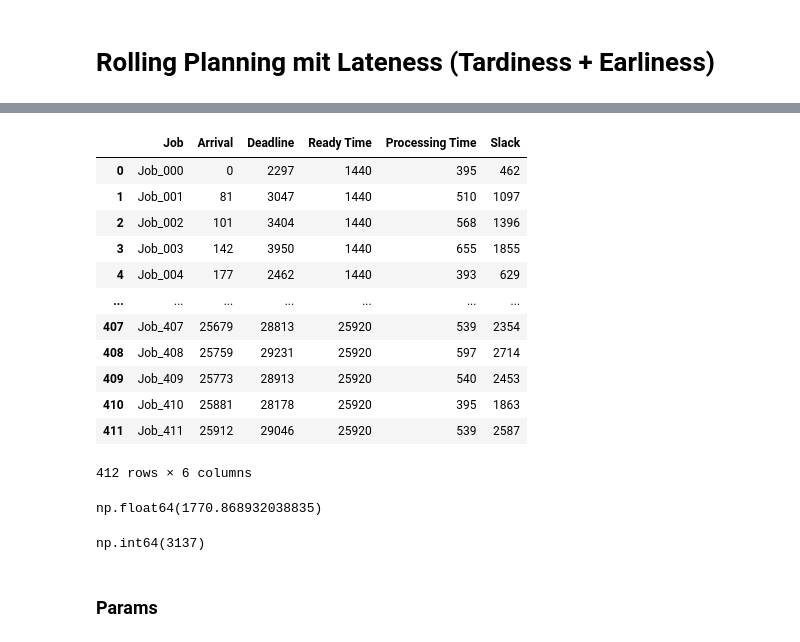
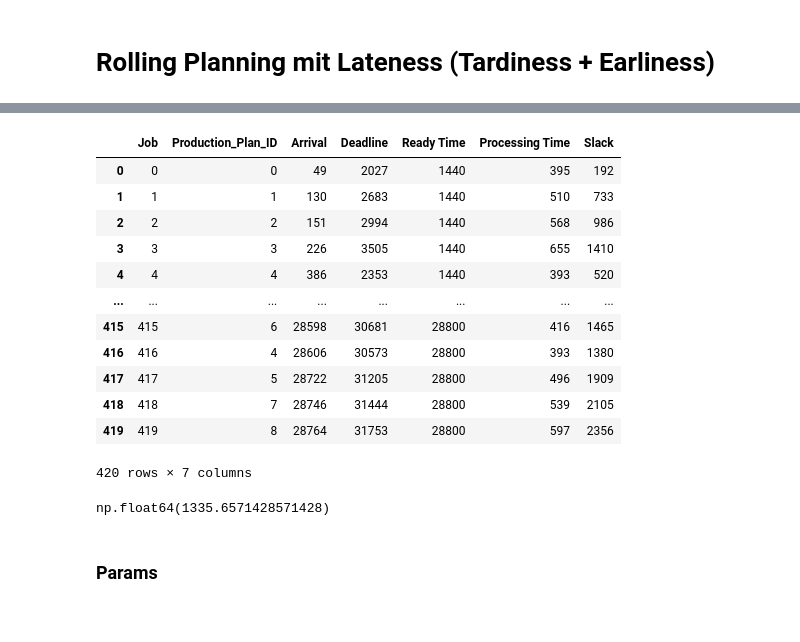
Before and after one commit to konrad-adamski/HTWD_Minimalinvasives_Job-Shop_Scheduling, a Jupyter notebook: notebooks/23_CP_Scheduling_Lateness with ReadyTime/02_Rolling Reschedulig_init.ipynb, the cells around one changed output, grey strips where cells are left out. Cells and saved outputs as stored; diff of their text form; code cells hidden in the pictures.

```diff
--- a/notebooks/23_CP_Scheduling_Lateness with ReadyTime/02_Rolling Reschedulig_init.ipynb
+++ b/notebooks/23_CP_Scheduling_Lateness with ReadyTime/02_Rolling Reschedulig_init.ipynb
@@ -32,7 +40,15 @@ days_numb = 18
 # %%
 basic_data_path = get_path("data", "basic")
 
-df_instance = pd.read_csv(basic_data_path / "00_instance.csv")
-df_ops, df_jobs = gen_jobs.create_jobs_for_days(df_instance, day_count = days_numb, u_b_mmax= 0.94, shuffle = True)
-df_jobs
+df_instance = pd.read_csv(basic_data_path / "instance.csv")
+df_jssp, df_job_arrivals = init.create_production_orders_for_shifts(df_template=df_instance, shift_count=day_count,
+                                                                 u_b_mmax= 0.94, shift_length=1440, shuffle=True,
+                                                                 job_seed=40, arrival_seed=80)
+
+df_job_times = gen_deadline.get_times_df(df_jssp, df_job_arrivals, fcfs.schedule_with_arrivals, target_service=1.0)
+
+df_job_times['Job'] = df_job_times['Job'].astype(str)
+df_jssp['Job'] = df_jssp['Job'].astype(str)
+
+df_job_times
 # %% [output]
@@ -52,9 +70,6 @@ df_jobs
 # %%
-# a) Initialisierung der Deadlines
-df_jobs = gen_deadline.get_times_df(df_ops, df_jobs, heuristics.schedule_fcfs_with_arrivals, target_service=1.0)
-
 # Rundung für CP
-df_jobs["Arrival"] = np.floor(df_jobs["Arrival"]).astype(int)
-df_jobs["Deadline"] = np.ceil(df_jobs["Deadline"]).astype(int)
-df_jobs.head()
+df_job_times["Arrival"] = np.floor(df_job_times["Arrival"]).astype(int)
+df_job_times["Deadline"] = np.ceil(df_job_times["Deadline"]).astype(int)
+df_job_times
 # %% [output]
@@ -67,45 +89,40 @@ df_jobs.head()
 # %%
 # b) Bestimmung der "Ready Time"
-df_jobs['Ready Time'] = ((df_jobs['Arrival'] // 1440) + 1) * 1440
+df_job_times['Ready Time'] = ((df_job_times['Arrival'] // 1440) + 1) * 1440
 
 # c) Processing Time
-processing_time = df_ops.groupby('Job')['Processing Time'].sum()
-df_jobs = pd.merge(df_jobs, processing_time, on='Job')
+processing_time = df_jssp.groupby('Job')['Processing Time'].sum()
+df_job_times = pd.merge(df_job_times, processing_time, on='Job')
 
 # d) Bestimmung des Slacks
-df_jobs['Slack'] = df_jobs['Deadline'] - (df_jobs['Ready Time'] + df_jobs['Processing Time'])
+df_job_times['Slack'] = df_job_times['Deadline'] - (df_job_times['Ready Time'] + df_job_times['Processing Time'])
 
 # e) Anpassung der Deadlines
-min_slack = df_jobs['Slack'].min()
+min_slack = df_job_times['Slack'].min()
 
-if min_slack < 180:
-    extra_time = abs(min_slack) + 180 if min_slack < 0 else 180
-    print(f"Der bisherige min. Slack: {min_slack}")
-    df_jobs["Deadline"] = df_jobs["Deadline"] + extra_time
+if min_slack < 0:
+    df_job_times["Deadline"] = df_job_times["Deadline"] + abs(min_slack) + 150
+df_job_times
 
 # f) erneute Bestimmung des Slacks
-df_jobs['Slack'] = df_jobs['Deadline'] - (df_jobs['Ready Time'] + df_jobs['Processing Time'])
-df_jobs
+df_job_times['Slack'] = df_job_times['Deadline'] - (df_job_times['Ready Time'] + df_job_times['Processing Time'])
+df_job_times
 # %% [output]
-|  | Job | Arrival | Deadline | Ready Time | Processing Time | Slack |
-| 0 | Job_000 | 0 | 2297 | 1440 | 395 | 462 |
-| 1 | Job_001 | 81 | 3047 | 1440 | 510 | 1097 |
-| 2 | Job_002 | 101 | 3404 | 1440 | 568 | 1396 |
-| 3 | Job_003 | 142 | 3950 | 1440 | 655 | 1855 |
-| 4 | Job_004 | 177 | 2462 | 1440 | 393 | 629 |
-| ... | ... | ... | ... | ... | ... | ... |
-| 407 | Job_407 | 25679 | 28813 | 25920 | 539 | 2354 |
-| 408 | Job_408 | 25759 | 29231 | 25920 | 597 | 2714 |
-| 409 | Job_409 | 25773 | 28913 | 25920 | 540 | 2453 |
-| 410 | Job_410 | 25881 | 28178 | 25920 | 395 | 1863 |
-| 411 | Job_411 | 25912 | 29046 | 25920 | 539 | 2587 |
+|  | Job | Production_Plan_ID | Arrival | Deadline | Ready Time | Processing Time | Slack |
+| 0 | 0 | 0 | 49 | 2027 | 1440 | 395 | 192 |
+| 1 | 1 | 1 | 130 | 2683 | 1440 | 510 | 733 |
+| 2 | 2 | 2 | 151 | 2994 | 1440 | 568 | 986 |
+| 3 | 3 | 3 | 226 | 3505 | 1440 | 655 | 1410 |
+| 4 | 4 | 4 | 386 | 2353 | 1440 | 393 | 520 |
+| ... | ... | ... | ... | ... | ... | ... | ... |
+| 415 | 415 | 6 | 28598 | 30681 | 28800 | 416 | 1465 |
+| 416 | 416 | 4 | 28606 | 30573 | 28800 | 393 | 1380 |
+| 417 | 417 | 5 | 28722 | 31205 | 28800 | 496 | 1909 |
+| 418 | 418 | 7 | 28746 | 31444 | 28800 | 539 | 2105 |
+| 419 | 419 | 8 | 28764 | 31753 | 28800 | 597 | 2356 |
-412 rows × 6 columns
+420 rows × 7 columns
 # %%
-df_jobs['Slack'].mean()
+df_job_times['Slack'].mean()
 # %% [output]
-np.float64(1770.868932038835)
+np.float64(1335.6571428571428)
-# %%
-df_jobs['Slack'].max()
-# %% [output]
-np.int64(3137)
 # %%
```
Also changed, not shown: parts of 25 cells of this notebook, 36 other files.
